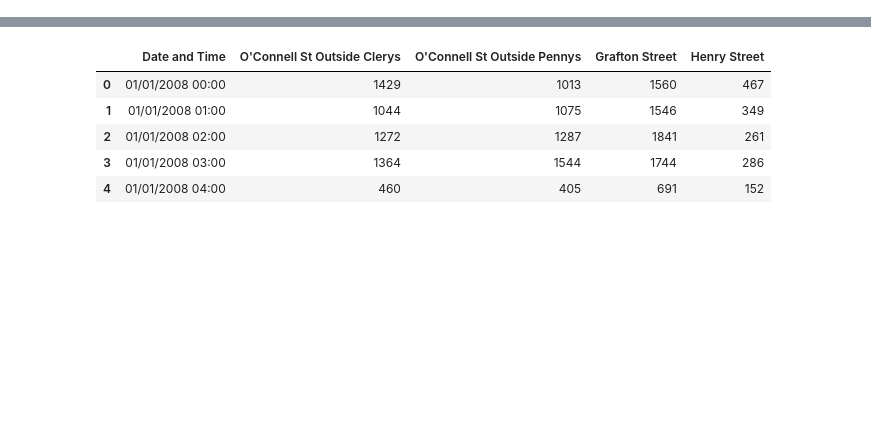
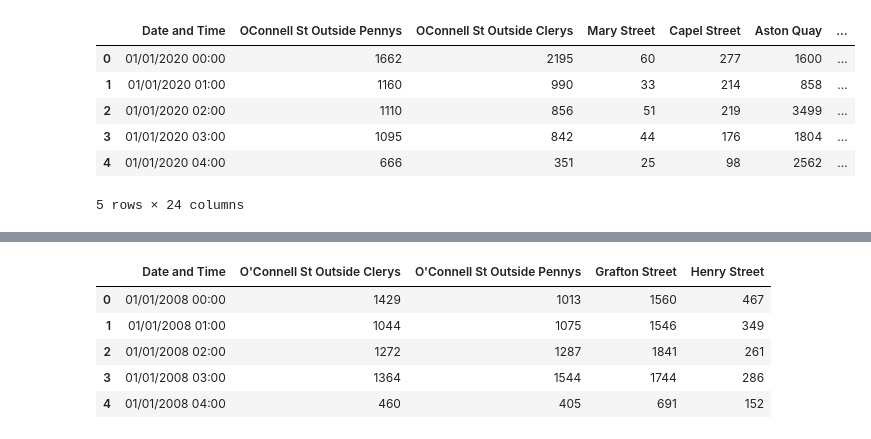
Before and after one commit to teg-lad/data-processing-and-cleaning-assignment, a Jupyter notebook: notebooks/ca273-processing.ipynb, the cells around one changed output, grey strips where cells are left out. Drawn from its saved outputs; the diff is of its cells as text; code cells hidden in the pictures; blank space fills up the shorter version.

```diff
--- a/notebooks/ca273-processing.ipynb
+++ b/notebooks/ca273-processing.ipynb
@@ -8,0 +14,11 @@ import pandas as pd
+# %%
+first_20 = pd.read_csv("OneDrive/Desktop/A3/a3-2020-jan-jun.csv")
+first_20.head()
+# %% [output]
+|  | Date and Time | OConnell St Outside Pennys | OConnell St Outside Clerys | Mary Street | Capel Street | Aston Quay | ... |
+| 0 | 01/01/2020 00:00 | 1662 | 2195 | 60 | 277 | 1600 | ... |
+| 1 | 01/01/2020 01:00 | 1160 | 990 | 33 | 214 | 858 | ... |
+| 2 | 01/01/2020 02:00 | 1110 | 856 | 51 | 219 | 3499 | ... |
+| 3 | 01/01/2020 03:00 | 1095 | 842 | 44 | 176 | 1804 | ... |
+| 4 | 01/01/2020 04:00 | 666 | 351 | 25 | 98 | 2562 | ... |
+5 rows × 24 columns
```
Also changed, not shown: parts of 31 cells of this notebook.
